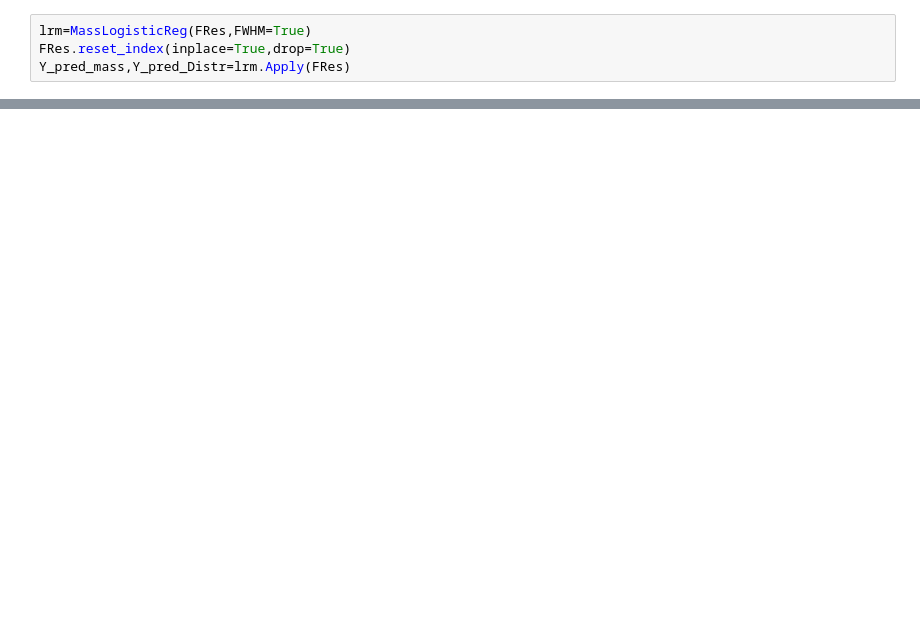
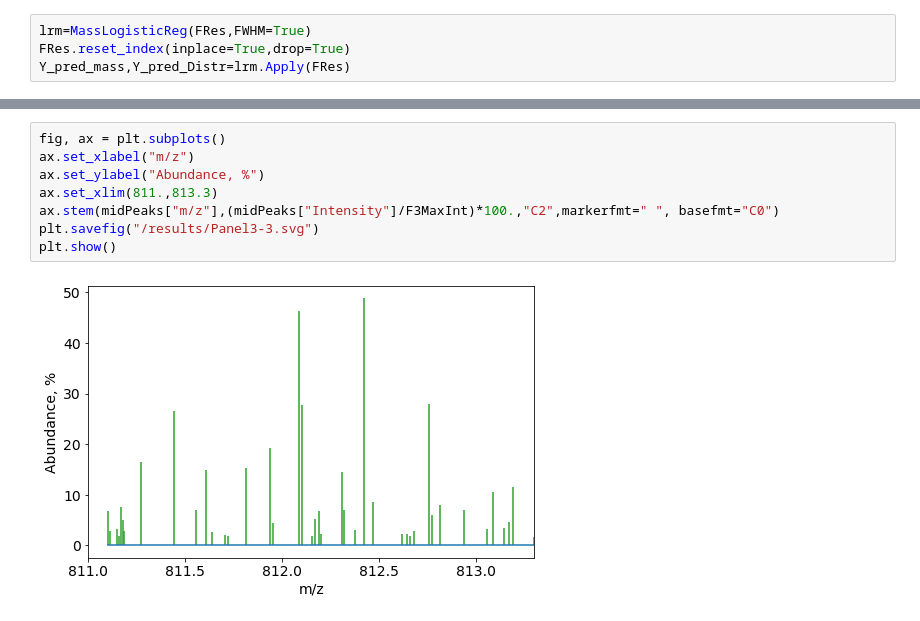
Before and after one commit to Yaroslav-Lyutvinskiy/CHARDA, a Jupyter notebook: code/Charda.ipynb, the cells around one changed output, grey strips where cells are left out. Drawn from its saved outputs; the diff is of its cells as text; blank space fills up the shorter version.

```diff
--- a/code/Charda.ipynb
+++ b/code/Charda.ipynb
@@ -1058,0 +909,10 @@ ShowRes(Y_pred_mass,FRes["Charge"],MaxCharge=8,GaussianHeght=7,fname="PanelS1-2.
+# %%
+fig, ax = plt.subplots()
+ax.set_xlabel("m/z")
+ax.set_ylabel("Abundance, %")
+ax.set_xlim(811.,813.3)
+ax.stem(midPeaks["m/z"],(midPeaks["Intensity"]/F3MaxInt)*100.,"C2",markerfmt=" ", basefmt="C0")
+plt.savefig("/results/Panel3-3.svg")
+plt.show()
+# %% [output]
+[figure, added]
```
Also changed, not shown: parts of 72 cells of this notebook, 15 other files.
